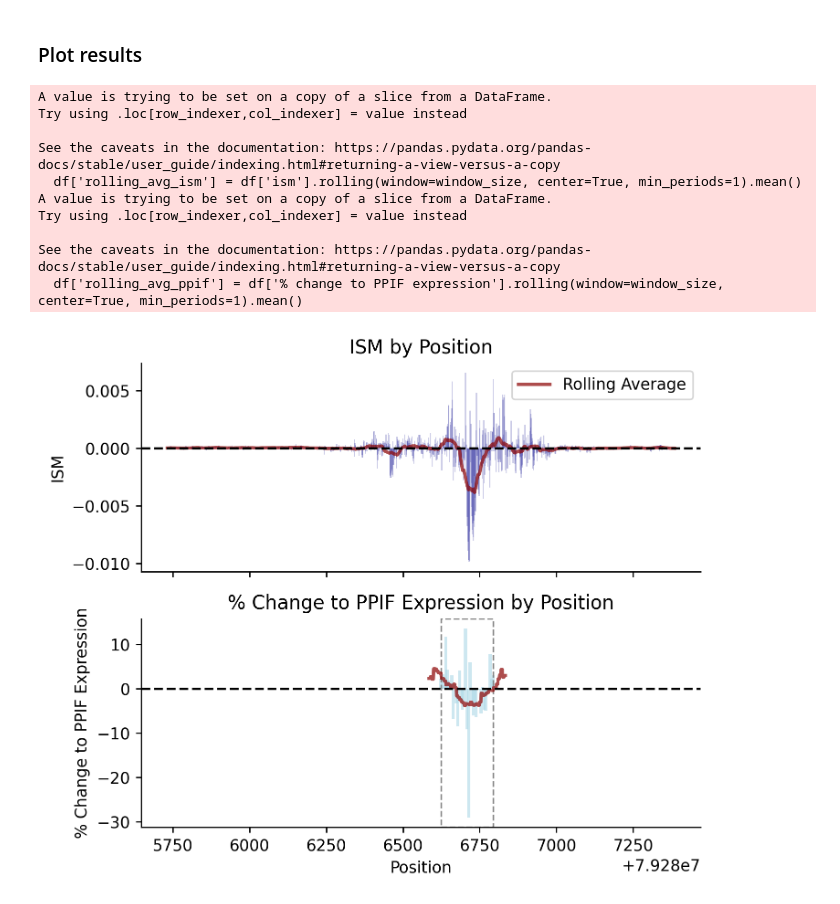
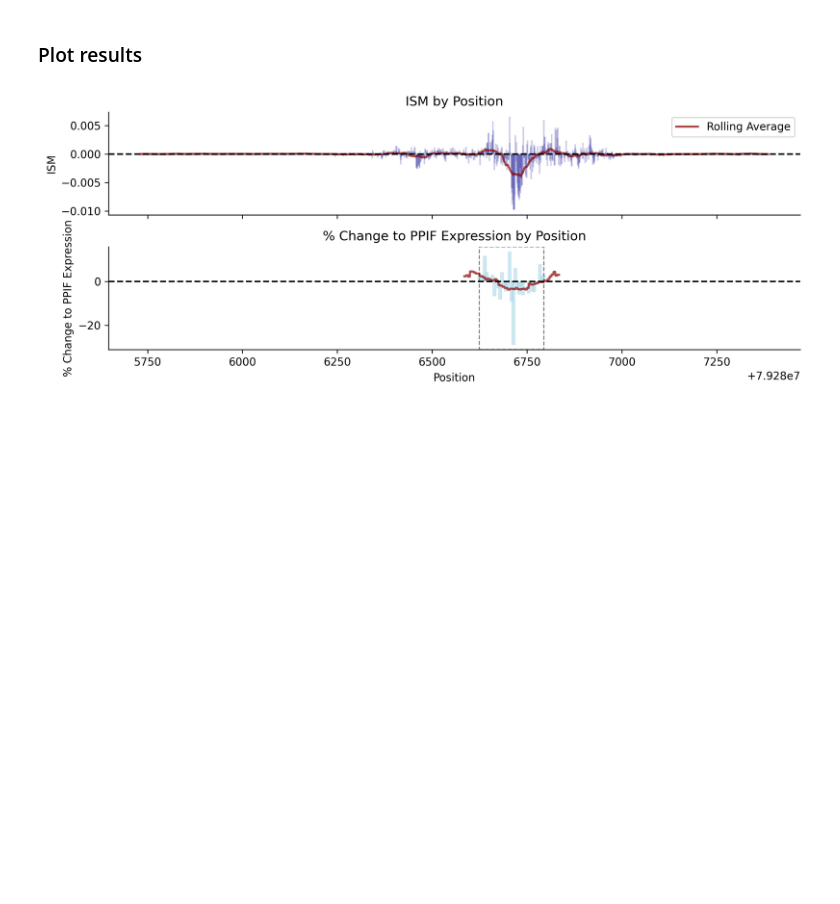
Before and after one commit to Genentech/gReLU-applications, a Jupyter notebook: PPIF_design/PPIF-validation-notebook.ipynb, the cells around one changed output. Saved outputs shown, nothing was run; the diff lists cells and outputs as text; code cells hidden in the pictures; blank space fills up the shorter version.

Commit message:
PPIF update

```diff
--- a/PPIF_design/PPIF-validation-notebook.ipynb
+++ b/PPIF_design/PPIF-validation-notebook.ipynb
@@ -76,7 +76,7 @@ import matplotlib.pyplot as plt
 import numpy as np
 
 # Create the figure and subplots
-fig, (ax1, ax2) = plt.subplots(2, 1, figsize=(6,5), sharex=True, dpi=250)
+fig, (ax1, ax2) = plt.subplots(2, 1, figsize=(10,4), sharex=True, dpi=300)
 
 # Plot for the first subplot (ISM)
 ax1.bar(df['position_x'], df['ism'], color='darkblue', alpha=0.2, width=4)
@@ -90,41 +90,31 @@ ax1.set_ylabel('ISM', color='black')
 ax1.tick_params(axis='y', labelcolor='black')
 ax1.set_title('ISM by Position')
 ax1.axhline(y=0, c='black', linestyle='dashed')
 ax1.legend()
 
 # Plot for the second subplot (% change to PPIF expression)
 ax2.bar(df['position_x'], df['% change to PPIF expression'], alpha=0.6, color='lightblue', width=10)
 
 # Calculate and plot the rolling average for % change to PPIF expression
 window_size =80
 df['rolling_avg_ppif'] = df['% change to PPIF expression'].rolling(window=window_size, center=True, min_periods=1).mean()
 ax2.plot(df['position_x'], df['rolling_avg_ppif'], color='darkred',alpha=.7, linewidth=2)
 
 ax2.set_xlabel('Position')
 ax2.set_ylabel('% Change to PPIF Expression', color='black')
 ax2.tick_params(axis='y', labelcolor='black')
 ax2.set_title('% Change to PPIF Expression by Position')
 ax2.axhline(y=0, c='black', linestyle='dashed')
 
 # Add dashed box around min to max
 min_pos = position_means['position_hg38'].min()
 max_pos = position_means['position_hg38'].max()
 rect = plt.Rectangle((min_pos, ax2.get_ylim()[0]), max_pos - min_pos, ax2.get_ylim()[1] - ax2.get_ylim()[0],
                      fill=False, linestyle='--', edgecolor='grey')
 ax2.add_patch(rect)
 
 # Adjust layout and display the plot
 plt.tight_layout()
 plt.show()
 # %% [output]
-A value is trying to be set on a copy of a slice from a DataFrame.
-Try using .loc[row_indexer,col_indexer] = value instead
-
-See the caveats in the documentation: https://pandas.pydata.org/pandas-docs/stable/user_guide/indexing.html#returning-a-view-versus-a-copy
-  df['rolling_avg_ism'] = df['ism'].rolling(window=window_size, center=True, min_periods=1).mean()
-A value is trying to be set on a copy of a slice from a DataFrame.
-Try using .loc[row_indexer,col_indexer] = value instead
-
-See the caveats in the documentation: https://pandas.pydata.org/pandas-docs/stable/user_guide/indexing.html#returning-a-view-versus-a-copy
-  df['rolling_avg_ppif'] = df['% change to PPIF expression'].rolling(window=window_size, center=True, min_periods=1).mean()
-[figure, old version]
+[figure, new version]
```
Also changed, not shown: 7 other files.
